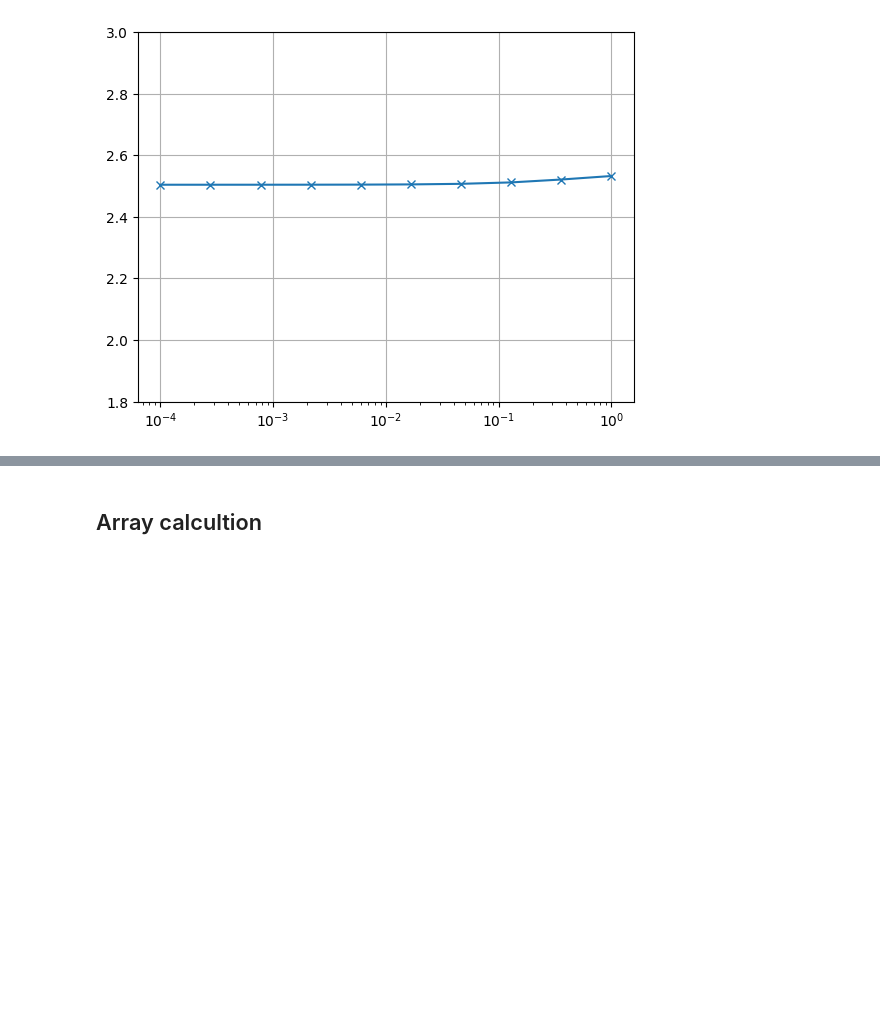
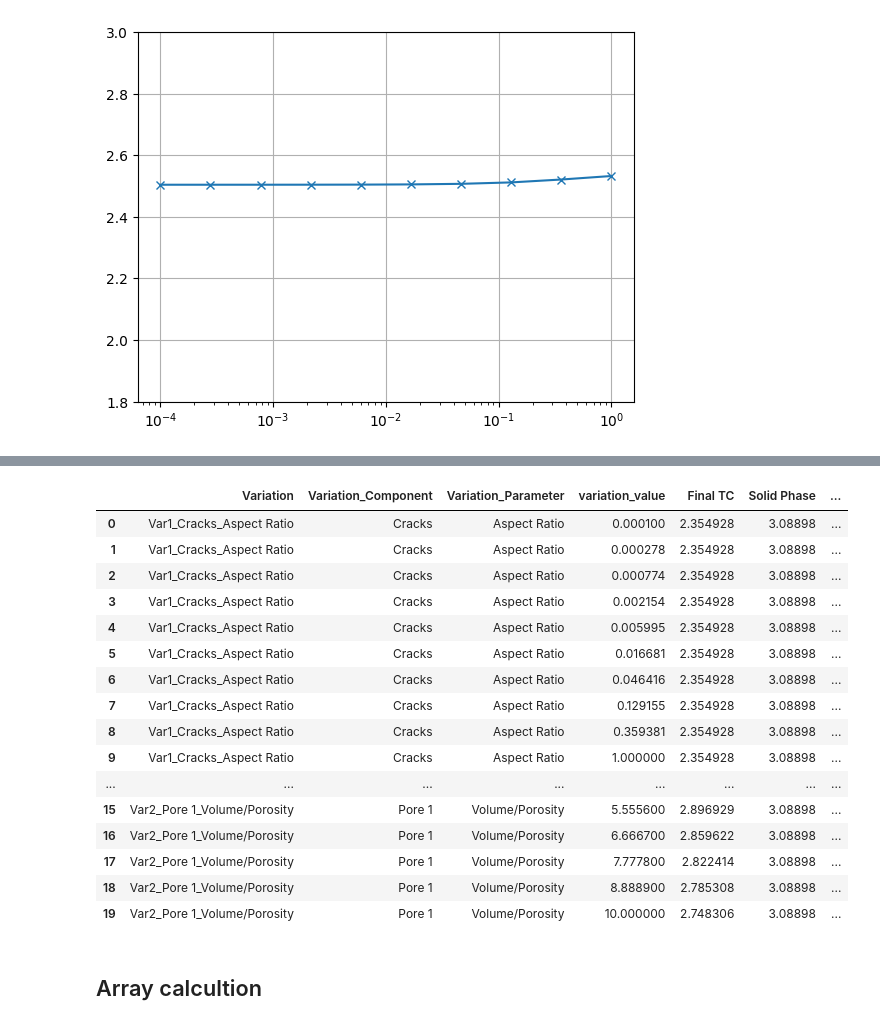
Before and after one commit to MariiaKalinina/RPM, a Jupyter notebook: RPM_FRAMEWORK.ipynb, the cells around one changed output, grey strips where cells are left out. Saved outputs shown, nothing was run; the diff lists cells and outputs as text; code cells hidden in the pictures; blank space fills up the shorter version.

```diff
--- a/RPM_FRAMEWORK.ipynb
+++ b/RPM_FRAMEWORK.ipynb
@@ -1083,3 +1211,24 @@ plt.show()
+# %%
+results_df = pd.read_csv('/content/thermal_conductivity_variations.csv')
+results_df
+# %% [output]
+|  | Variation | Variation_Component | Variation_Parameter | variation_value | Final TC | Solid Phase | ... |
+| 0 | Var1_Cracks_Aspect Ratio | Cracks | Aspect Ratio | 0.000100 | 2.354928 | 3.08898 | ... |
+| 1 | Var1_Cracks_Aspect Ratio | Cracks | Aspect Ratio | 0.000278 | 2.354928 | 3.08898 | ... |
+| 2 | Var1_Cracks_Aspect Ratio | Cracks | Aspect Ratio | 0.000774 | 2.354928 | 3.08898 | ... |
+| 3 | Var1_Cracks_Aspect Ratio | Cracks | Aspect Ratio | 0.002154 | 2.354928 | 3.08898 | ... |
+| 4 | Var1_Cracks_Aspect Ratio | Cracks | Aspect Ratio | 0.005995 | 2.354928 | 3.08898 | ... |
+| 5 | Var1_Cracks_Aspect Ratio | Cracks | Aspect Ratio | 0.016681 | 2.354928 | 3.08898 | ... |
+| 6 | Var1_Cracks_Aspect Ratio | Cracks | Aspect Ratio | 0.046416 | 2.354928 | 3.08898 | ... |
+| 7 | Var1_Cracks_Aspect Ratio | Cracks | Aspect Ratio | 0.129155 | 2.354928 | 3.08898 | ... |
+| 8 | Var1_Cracks_Aspect Ratio | Cracks | Aspect Ratio | 0.359381 | 2.354928 | 3.08898 | ... |
+| 9 | Var1_Cracks_Aspect Ratio | Cracks | Aspect Ratio | 1.000000 | 2.354928 | 3.08898 | ... |
+| ... | ... | ... | ... | ... | ... | ... | ... |
+| 15 | Var2_Pore 1_Volume/Porosity | Pore 1 | Volume/Porosity | 5.555600 | 2.896929 | 3.08898 | ... |
+| 16 | Var2_Pore 1_Volume/Porosity | Pore 1 | Volume/Porosity | 6.666700 | 2.859622 | 3.08898 | ... |
+| 17 | Var2_Pore 1_Volume/Porosity | Pore 1 | Volume/Porosity | 7.777800 | 2.822414 | 3.08898 | ... |
+| 18 | Var2_Pore 1_Volume/Porosity | Pore 1 | Volume/Porosity | 8.888900 | 2.785308 | 3.08898 | ... |
+| 19 | Var2_Pore 1_Volume/Porosity | Pore 1 | Volume/Porosity | 10.000000 | 2.748306 | 3.08898 | ... |
 # %% [markdown]
 ## Array calcultion
 # %%
```
Also changed, not shown: parts of 3 cells of this notebook.
